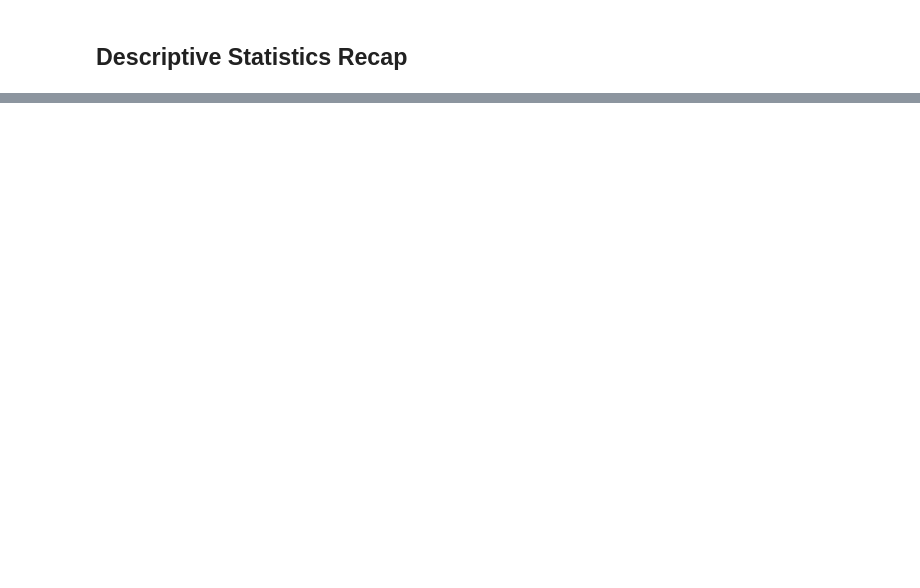
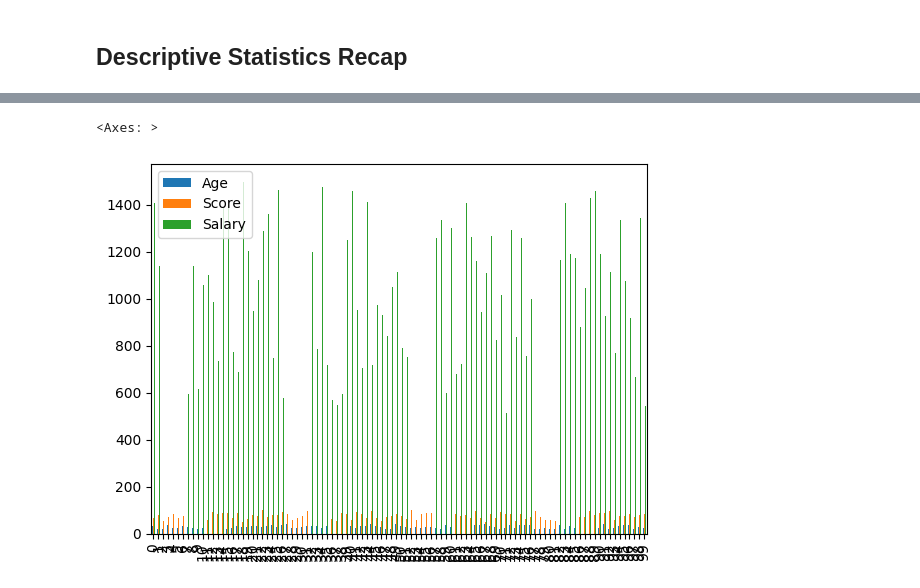
Before and after one commit to pollicy/Data-ladies-2025, a Jupyter notebook: Data_ladies_second_cohort_.ipynb, the cells around one changed output, grey strips where cells are left out. Cells and saved outputs as stored; diff of their text form; code cells hidden in the pictures; blank space fills up the shorter version.

```diff
--- a/Data_ladies_second_cohort_.ipynb
+++ b/Data_ladies_second_cohort_.ipynb
@@ -138,7 +148,7 @@ s, df
 # %% [markdown]
 # Loading & Exploring Data
 # %%
-df = pd.read_csv("sample.csv")
+df = pd.read_csv("sample_100.csv")
 
 
 print(df.head())
@@ -262,0 +383,5 @@ print("Std Dev of Scores:", df["Score"].std())
+# %%
+df.plot.bar()
+# %% [output]
+<Axes: >
+[figure, added]
```
Also changed, not shown: parts of 27 cells of this notebook.
